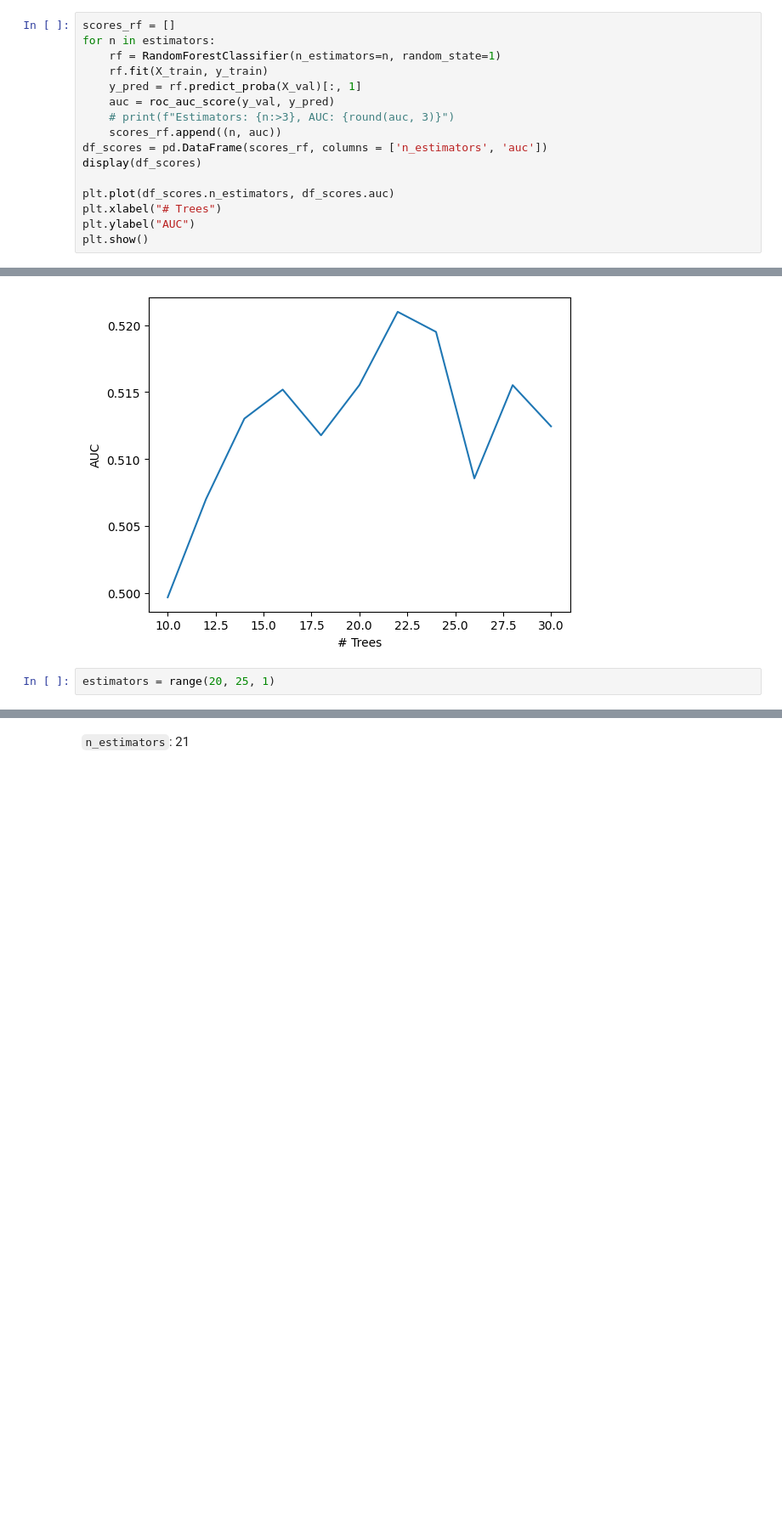
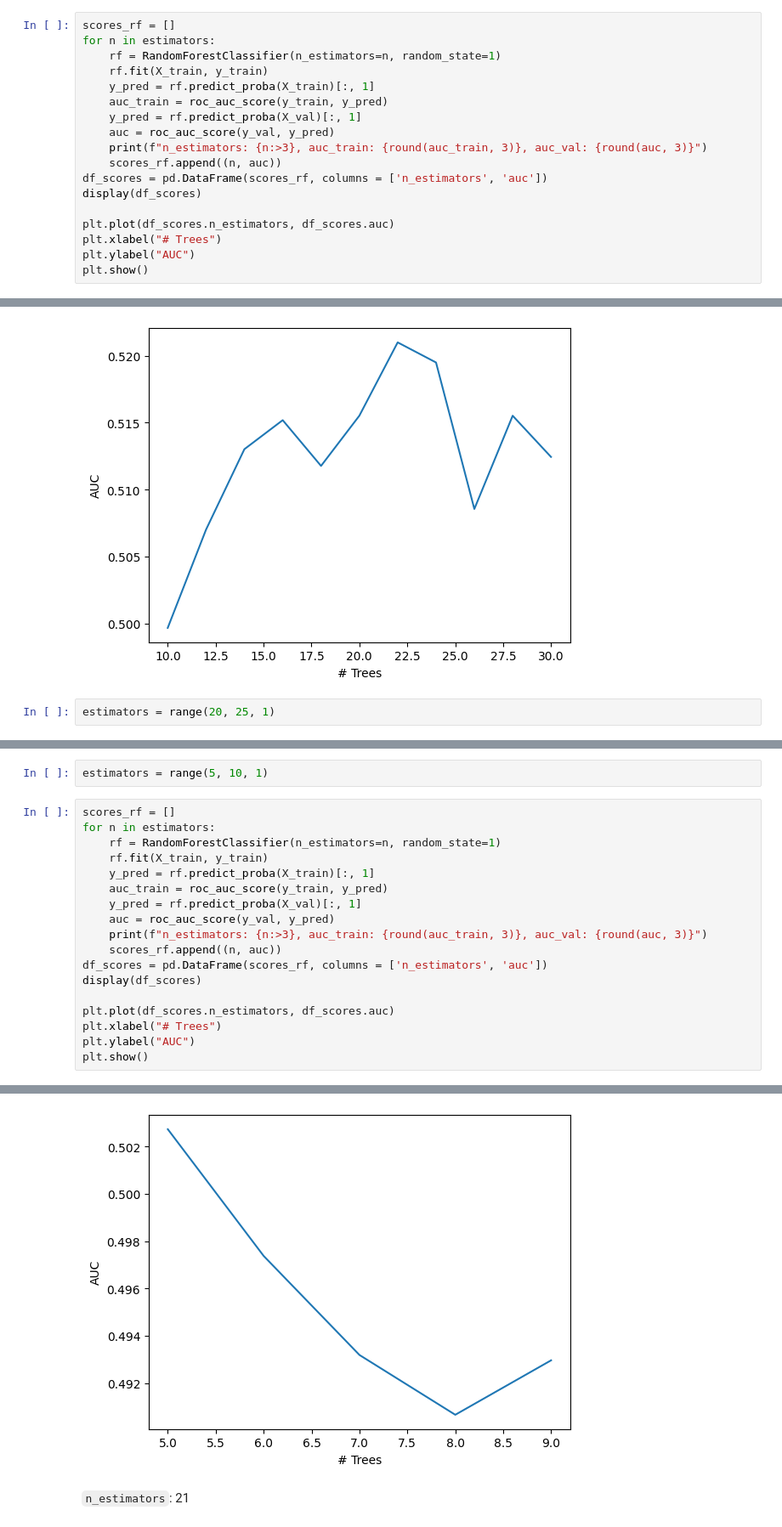
Before and after one commit to mraabhijit/heart_attack_risk, a Jupyter notebook: project.ipynb, the cells around one changed output, grey strips where cells are left out. Shown: that part at 85% size. Drawn from its saved outputs; the diff is of its cells as text; blank space fills up the shorter version.

```diff
--- a/project.ipynb
+++ b/project.ipynb
@@ -949,9 +1028,11 @@ scores_rf = []
 for n in estimators:
     rf = RandomForestClassifier(n_estimators=n, random_state=1)
     rf.fit(X_train, y_train)
+    y_pred = rf.predict_proba(X_train)[:, 1]
+    auc_train = roc_auc_score(y_train, y_pred)
     y_pred = rf.predict_proba(X_val)[:, 1]
     auc = roc_auc_score(y_val, y_pred)
-    # print(f"Estimators: {n:>3}, AUC: {round(auc, 3)}")
+    print(f"n_estimators: {n:>3}, auc_train: {round(auc_train, 3)}, auc_val: {round(auc, 3)}")
     scores_rf.append((n, auc))
 df_scores = pd.DataFrame(scores_rf, columns = ['n_estimators', 'auc'])
 display(df_scores)
@@ -1000,3 +1099,24 @@ plt.show()
 | 3 | 23 | 0.519231 |
 | 4 | 24 | 0.519496 |
 [figure]
+# %%
+estimators = range(5, 10, 1)
+# %%
+scores_rf = []
+for n in estimators:
+    rf = RandomForestClassifier(n_estimators=n, random_state=1)
+    rf.fit(X_train, y_train)
+    y_pred = rf.predict_proba(X_train)[:, 1]
+    auc_train = roc_auc_score(y_train, y_pred)
+    y_pred = rf.predict_proba(X_val)[:, 1]
+    auc = roc_auc_score(y_val, y_pred)
+    print(f"n_estimators: {n:>3}, auc_train: {round(auc_train, 3)}, auc_val: {round(auc, 3)}")
+    scores_rf.append((n, auc))
+df_scores = pd.DataFrame(scores_rf, columns = ['n_estimators', 'auc'])
+display(df_scores)
+
+plt.plot(df_scores.n_estimators, df_scores.auc)
+plt.xlabel("# Trees")
+plt.ylabel("AUC")
+plt.show()
+# %% [output]
@@ -1003,3 +1134,4 @@ plt.show()
+[figure, added]
 # %% [markdown]
 `n_estimators`: 21
 # %% [markdown]
```
Also changed, not shown: parts of 35 cells of this notebook.
